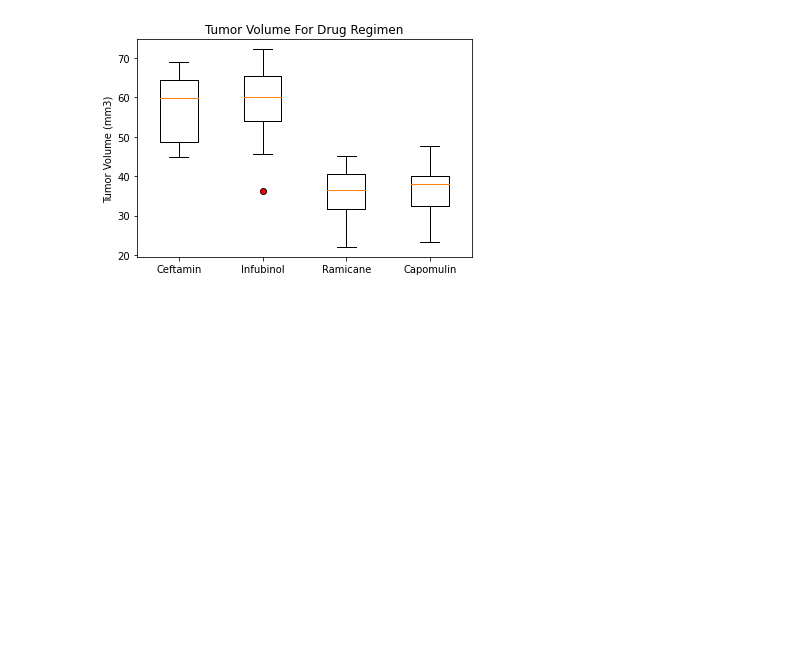
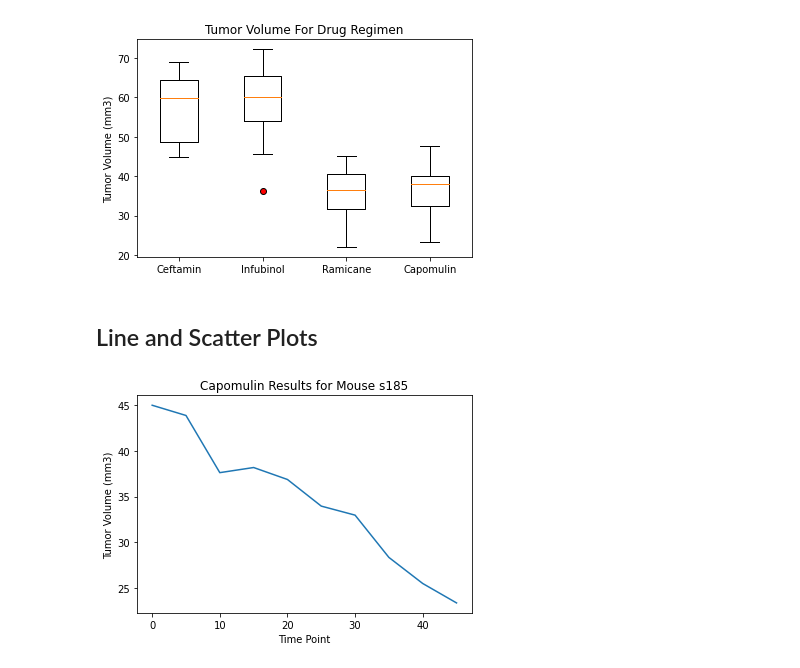
Before and after one commit to nconnel4/matplotlib-challenge, a Jupyter notebook: notebooks/pymaceuticals.ipynb, the cells around one changed output. Drawn from its saved outputs; the diff is of its cells as text; code cells hidden in the pictures; blank space fills up the shorter version.

Commit message:
Add line chart for Mouse s185

```diff
--- a/notebooks/pymaceuticals.ipynb
+++ b/notebooks/pymaceuticals.ipynb
@@ -182,3 +182,18 @@ ax.boxplot(plot_list.values(), flierprops=outlier_marker)
 plt.show()
 # %% [output]
 [figure]
+# %% [markdown]
+## Line and Scatter Plots
+# %%
+s185_df = study_data_df.loc[study_data_df['Mouse ID'] == 's185']
+
+tumor_volume = s185_df['Tumor Volume (mm3)']
+time_point = s185_df['Timepoint']
+
+plt.plot(time_point, tumor_volume)
+plt.title('Capomulin Results for Mouse s185')
+plt.xlabel('Time Point')
+plt.ylabel('Tumor Volume (mm3)')
+plt.show()
+# %% [output]
+[figure, added]
```
